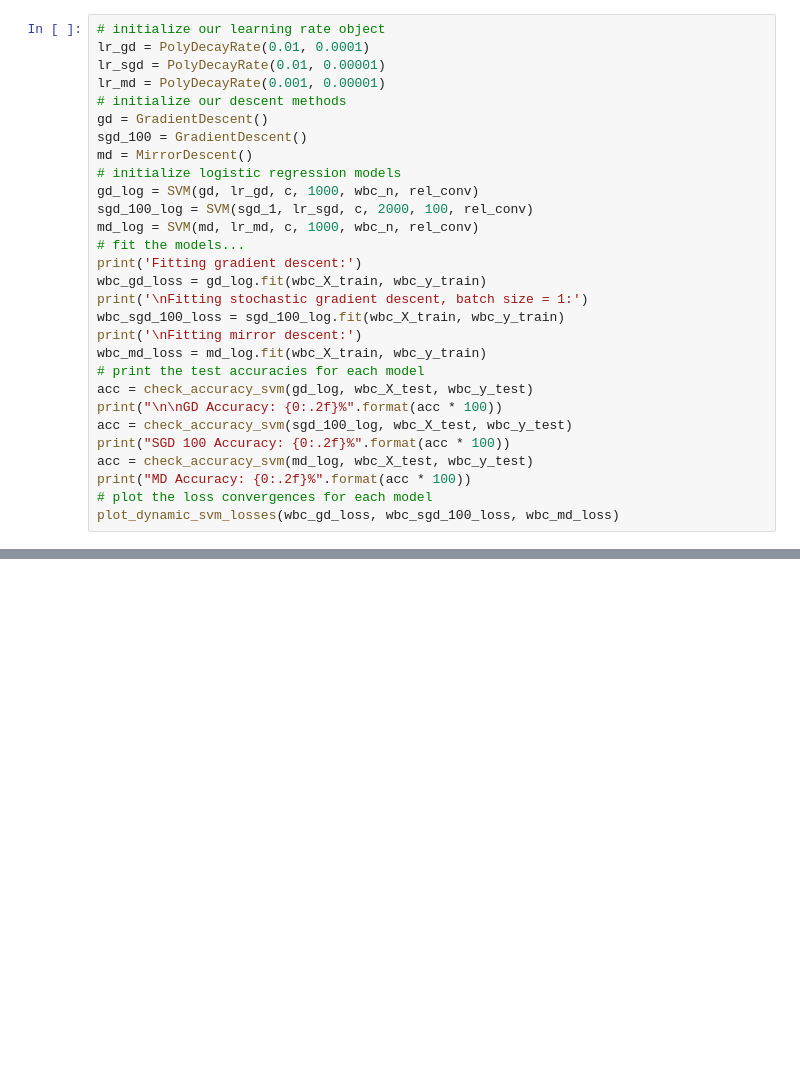
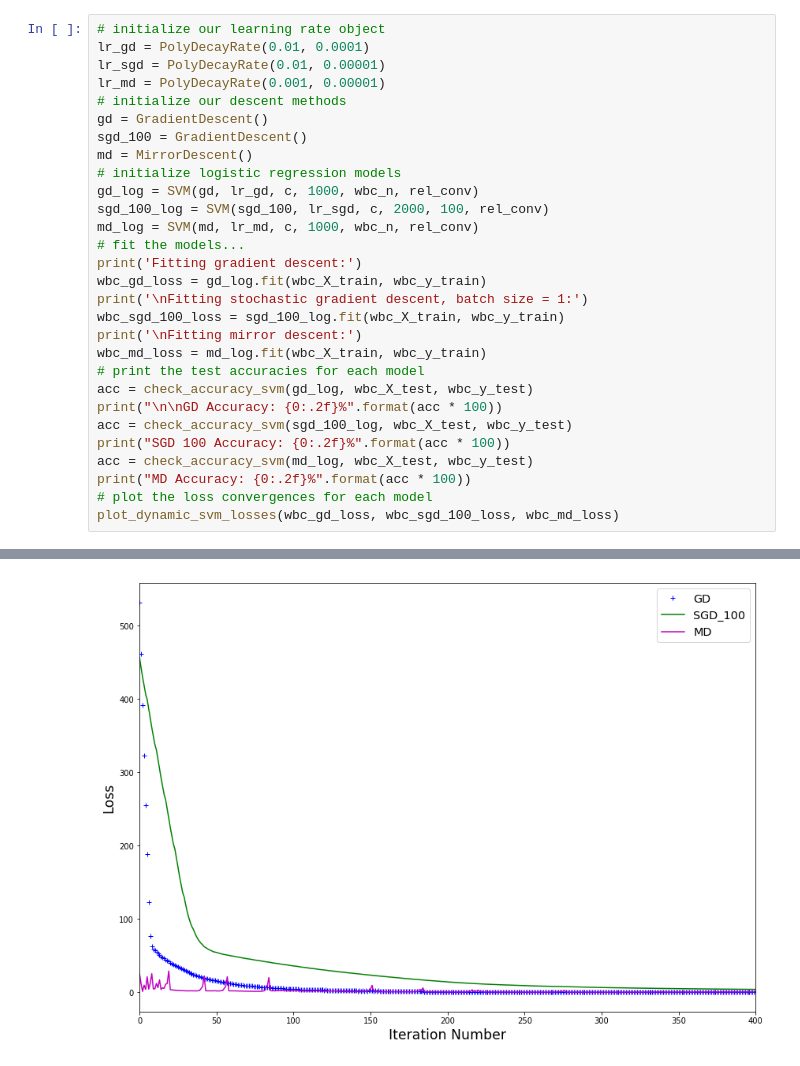
Before and after one commit to pklinkmueller/mlo_final_project, a Jupyter notebook: SVM_Analysis.ipynb, the cells around one changed output, grey strips where cells are left out. Saved outputs shown, nothing was run; the diff lists cells and outputs as text; blank space fills up the shorter version.

```diff
--- a/SVM_Analysis.ipynb
+++ b/SVM_Analysis.ipynb
@@ -88,7 +109,7 @@ sgd_100 = GradientDescent()
 md = MirrorDescent()
 # initialize logistic regression models
 gd_log = SVM(gd, lr_gd, c, 1000, wbc_n, rel_conv)
-sgd_100_log = SVM(sgd_1, lr_sgd, c, 2000, 100, rel_conv)
+sgd_100_log = SVM(sgd_100, lr_sgd, c, 2000, 100, rel_conv)
 md_log = SVM(md, lr_md, c, 1000, wbc_n, rel_conv)
 # fit the models...
 print('Fitting gradient descent:')
@@ -106,3 +127,4 @@ acc = check_accuracy_svm(md_log, wbc_X_test, wbc_y_test)
 print("MD Accuracy: {0:.2f}%".format(acc * 100))
 # plot the loss convergences for each model
 plot_dynamic_svm_losses(wbc_gd_loss, wbc_sgd_100_loss, wbc_md_loss)
+# %% [output]
@@ -109,3 +148,4 @@ plot_dynamic_svm_losses(wbc_gd_loss, wbc_sgd_100_loss, wbc_md_loss)
+[figure, added]
 # %%
 # initialize our learning rate object
 lr_gd = ExpDecayRate(0.01, 0.001)
```
Also changed, not shown: parts of 4 cells of this notebook.
